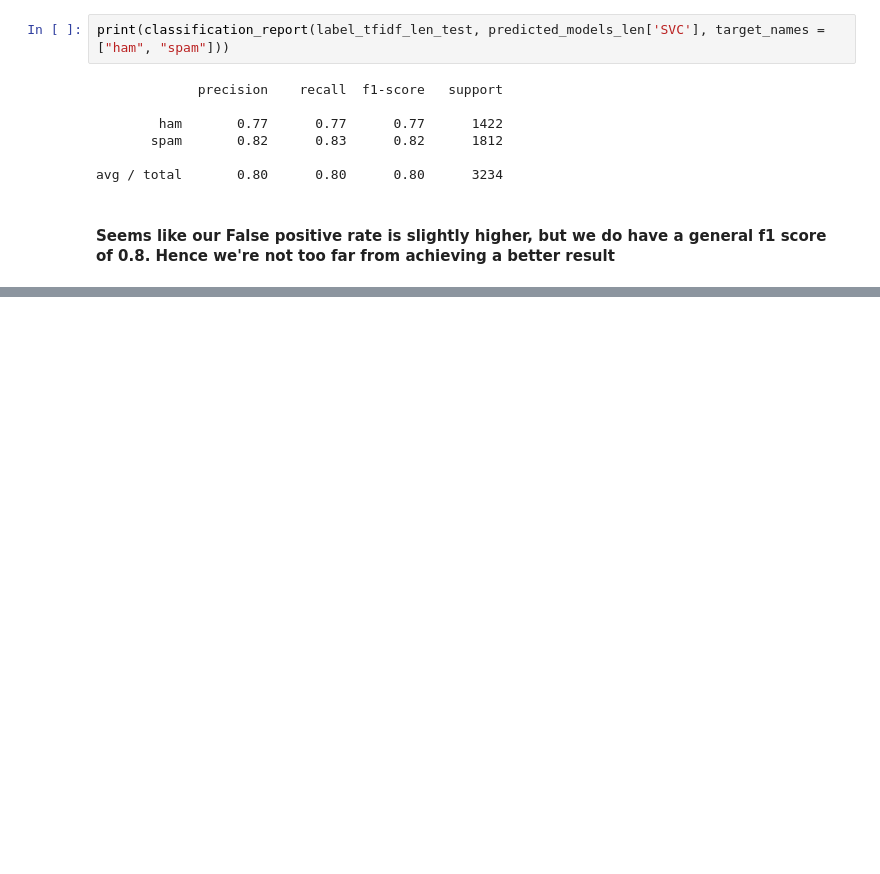
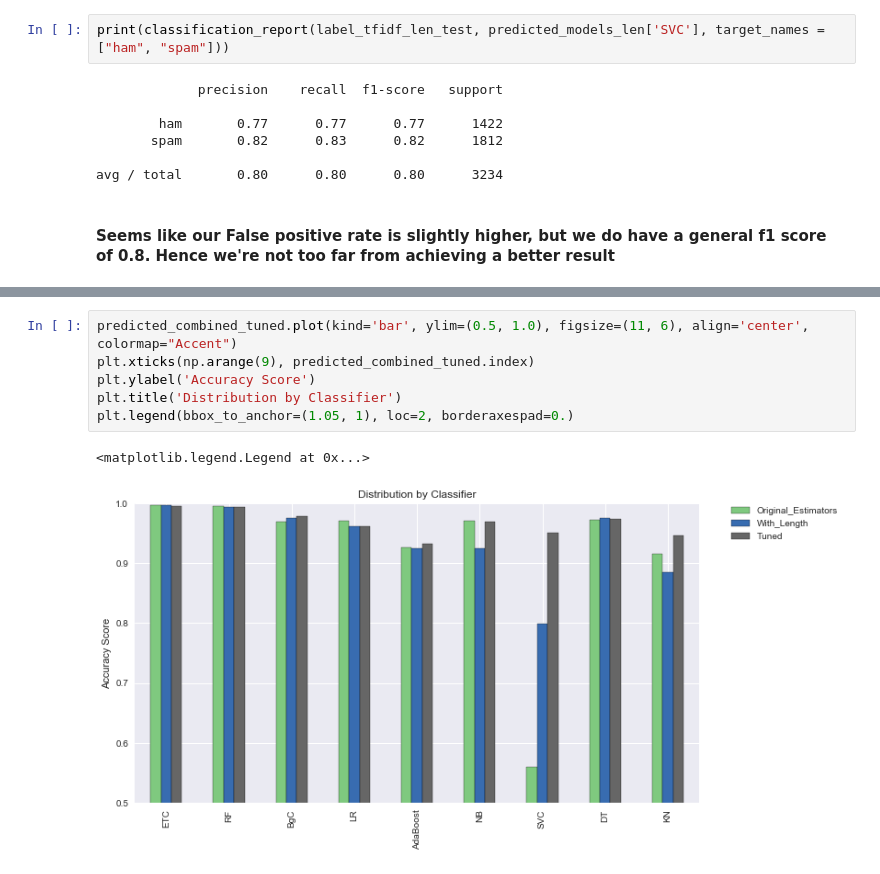
Before and after one commit to MohammedSiddiqui/intro-to-ds-project, a Jupyter notebook: project.ipynb, the cells around one changed output, grey strips where cells are left out. Saved outputs shown, nothing was run; the diff lists cells and outputs as text; blank space fills up the shorter version.

```diff
--- a/project.ipynb
+++ b/project.ipynb
@@ -531 +517,10 @@ predicted_combined_tuned
 | KN | 0.915275 | 0.885281 | 0.945578 |
+# %%
+predicted_combined_tuned.plot(kind='bar', ylim=(0.5, 1.0), figsize=(11, 6), align='center', colormap="Accent")
+plt.xticks(np.arange(9), predicted_combined_tuned.index)
+plt.ylabel('Accuracy Score')
+plt.title('Distribution by Classifier')
+plt.legend(bbox_to_anchor=(1.05, 1), loc=2, borderaxespad=0.)
+# %% [output]
+<matplotlib.legend.Legend at 0x...>
+[figure, added]
```
Also changed, not shown: parts of 17 cells of this notebook, 1 other file.
